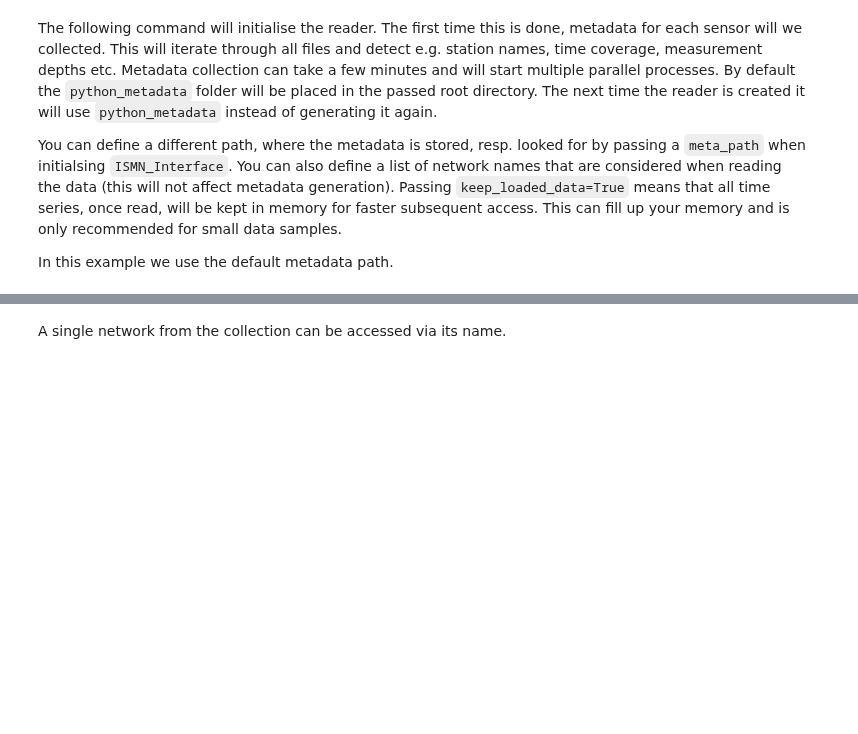
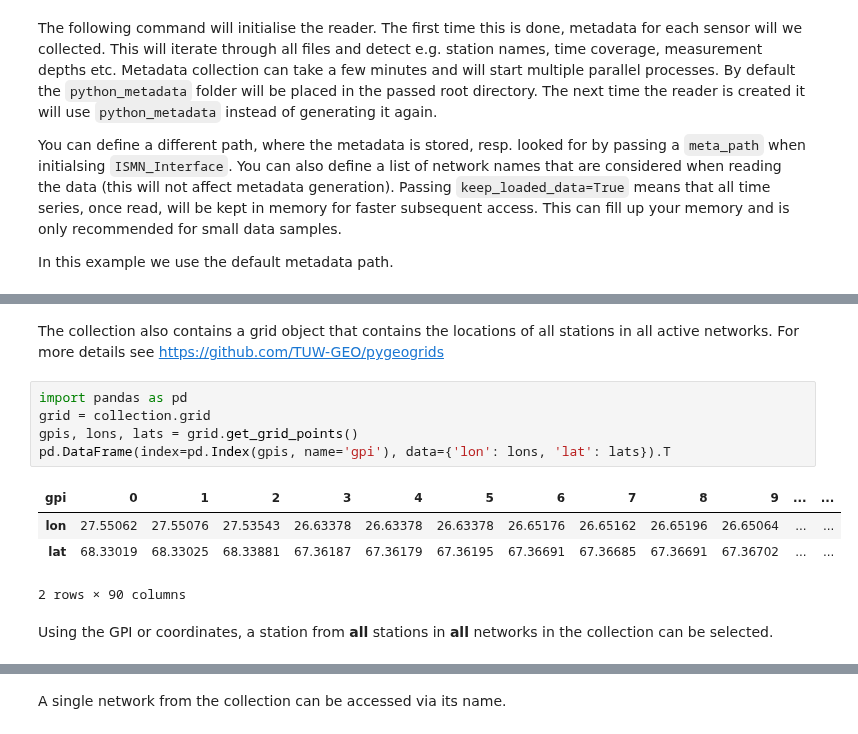
Before and after one commit to TUW-GEO/ismn, a Jupyter notebook: docs/read_and_plot_ismn_data/interface.ipynb, the cells around one changed output, grey strips where cells are left out. Drawn from its saved outputs; the diff is of its cells as text; blank space fills up the shorter version.

```diff
--- a/docs/read_and_plot_ismn_data/interface.ipynb
+++ b/docs/read_and_plot_ismn_data/interface.ipynb
@@ -31,0 +41,14 @@ A network can be selected:
+# %% [markdown]
+The collection also contains a grid object that contains the locations of all stations in all active networks. For more details see https://github.com/TUW-GEO/pygeogrids
+# %%
+import pandas as pd
+grid = collection.grid
+gpis, lons, lats = grid.get_grid_points()
+pd.DataFrame(index=pd.Index(gpis, name='gpi'), data={'lon': lons, 'lat': lats}).T
+# %% [output]
+| gpi | 0 | 1 | 2 | 3 | 4 | 5 | 6 | 7 | 8 | 9 | ... | ... |
+| lon | 27.55062 | 27.55076 | 27.53543 | 26.63378 | 26.63378 | 26.63378 | 26.65176 | 26.65162 | 26.65196 | 26.65064 | ... | ... |
+| lat | 68.33019 | 68.33025 | 68.33881 | 67.36187 | 67.36179 | 67.36195 | 67.36691 | 67.36685 | 67.36691 | 67.36702 | ... | ... |
+2 rows × 90 columns
+# %% [markdown]
+Using the GPI or coordinates, a station from **all** stations in **all** networks in the collection can be selected.
```
Also changed, not shown: parts of 38 cells of this notebook.
